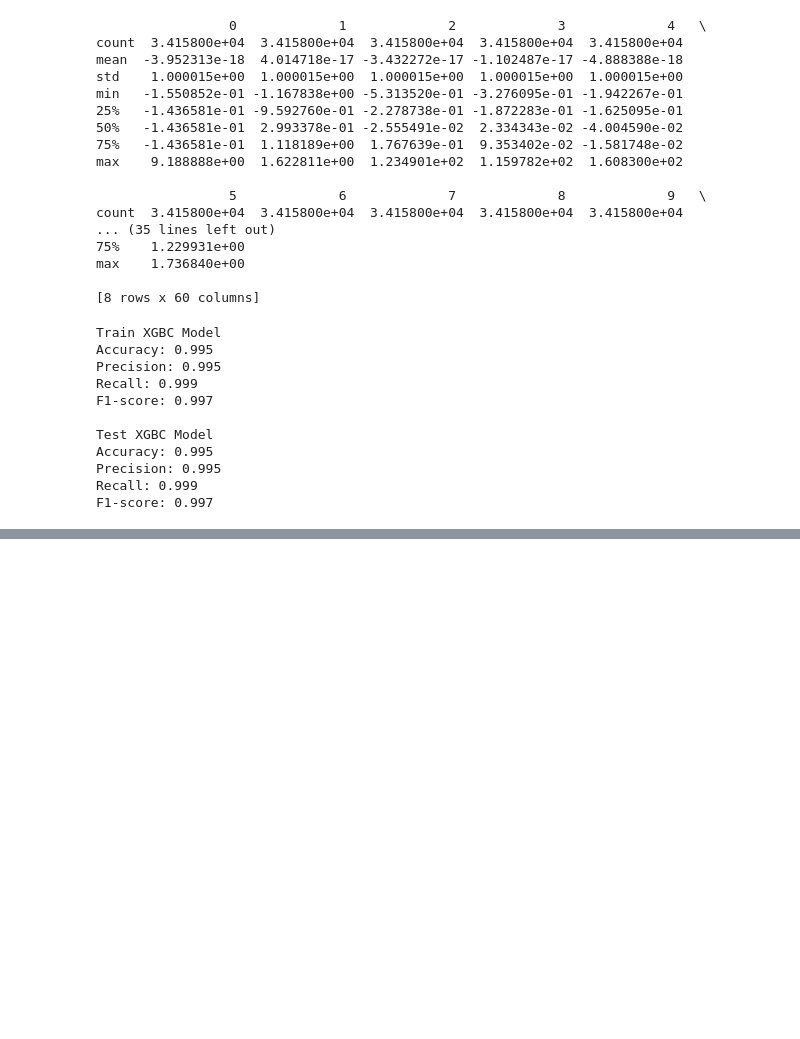
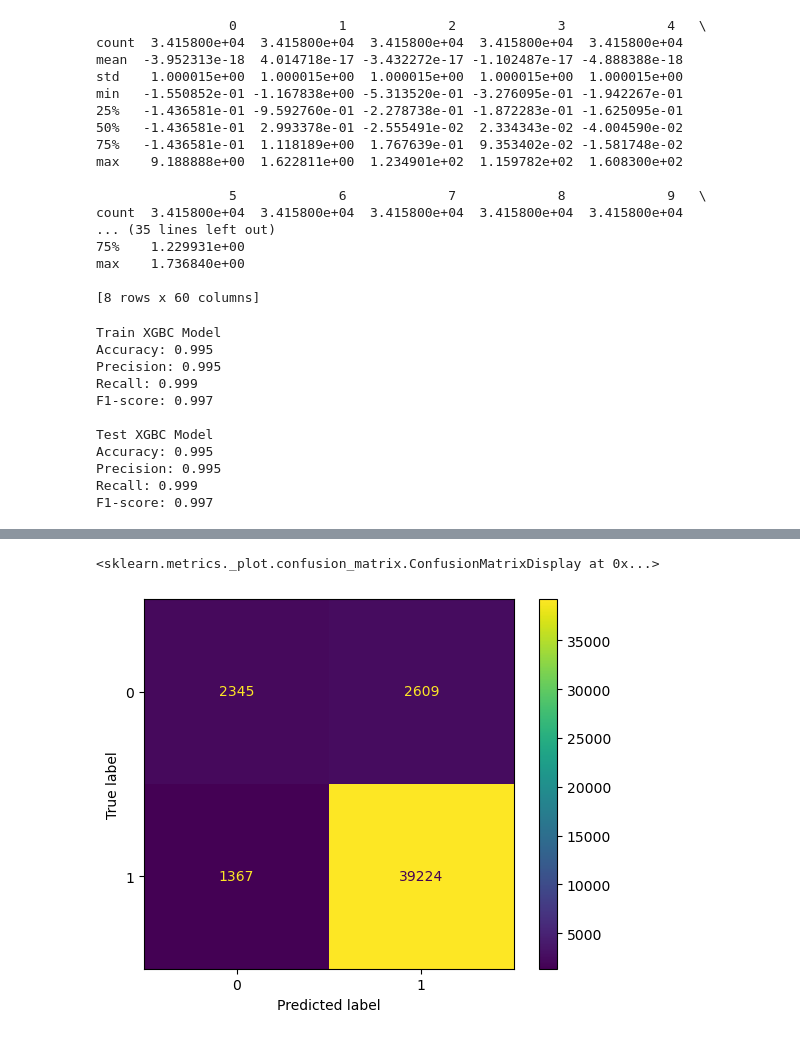
Before and after one commit to tazer73/CS359project, a Jupyter notebook: SnortAttack.ipynb, the cells around one changed output, grey strips where cells are left out. Saved outputs shown, nothing was run; the diff lists cells and outputs as text; code cells hidden in the pictures; blank space fills up the shorter version.

```diff
--- a/SnortAttack.ipynb
+++ b/SnortAttack.ipynb
@@ -176,0 +272,28 @@ F1-score: 0.997
+# %%
+#LOGISTIC REGRESSION MODEL
+lr = LogisticRegression().fit(X_train_selected, y_train)
+lr.fit(X_train_selected,y_train)
+X_train_selected_pred = lr.predict(X_train_selected)
+X_test_selected_pred = lr.predict(X_test_selected)
+
+train_acc_perc = accuracy_score(y_train, X_train_selected_pred)
+train_f1score_perc = f1_score(y_train, X_train_selected_pred)
+train_precision_perc = precision_score(y_train, X_train_selected_pred)
+train_recall_perc = recall_score(y_train, X_train_selected_pred)
+
+print('Train Logistic Regression Model')
+print('Accuracy: {:.3f}'.format(train_acc_perc))
+print('Precision: {:.3f}'.format(train_precision_perc))
+print('Recall: {:.3f}'.format(train_recall_perc))
+print('F1-score: {:.3f}'.format(train_f1score_perc))
+
+test_acc_perc = accuracy_score(y_test, X_test_selected_pred)
+test_f1score_perc = f1_score(y_test, X_test_selected_pred)
+test_precision_perc = precision_score(y_test, X_test_selected_pred)
+test_recall_perc = recall_score(y_test, X_test_selected_pred)
+
+print('\nTest Logistic Regression Model')
+print('Accuracy: {:.3f}'.format(test_acc_perc))
+print('Precision: {:.3f}'.format(test_precision_perc))
+print('Recall: {:.3f}'.format(test_recall_perc))
+print('F1-score: {:.3f}'.format(test_f1score_perc))
@@ -176,0 +312,5 @@ F1-score: 0.997
+# %%
+ConfusionMatrixDisplay.from_estimator(lr, np.concatenate((X_train_selected, X_test_selected), axis=0), np.concatenate((y_train, y_test)))
+# %% [output]
+<sklearn.metrics._plot.confusion_matrix.ConfusionMatrixDisplay at 0x...>
+[figure, added]
```
Also changed, not shown: parts of 8 cells of this notebook.
